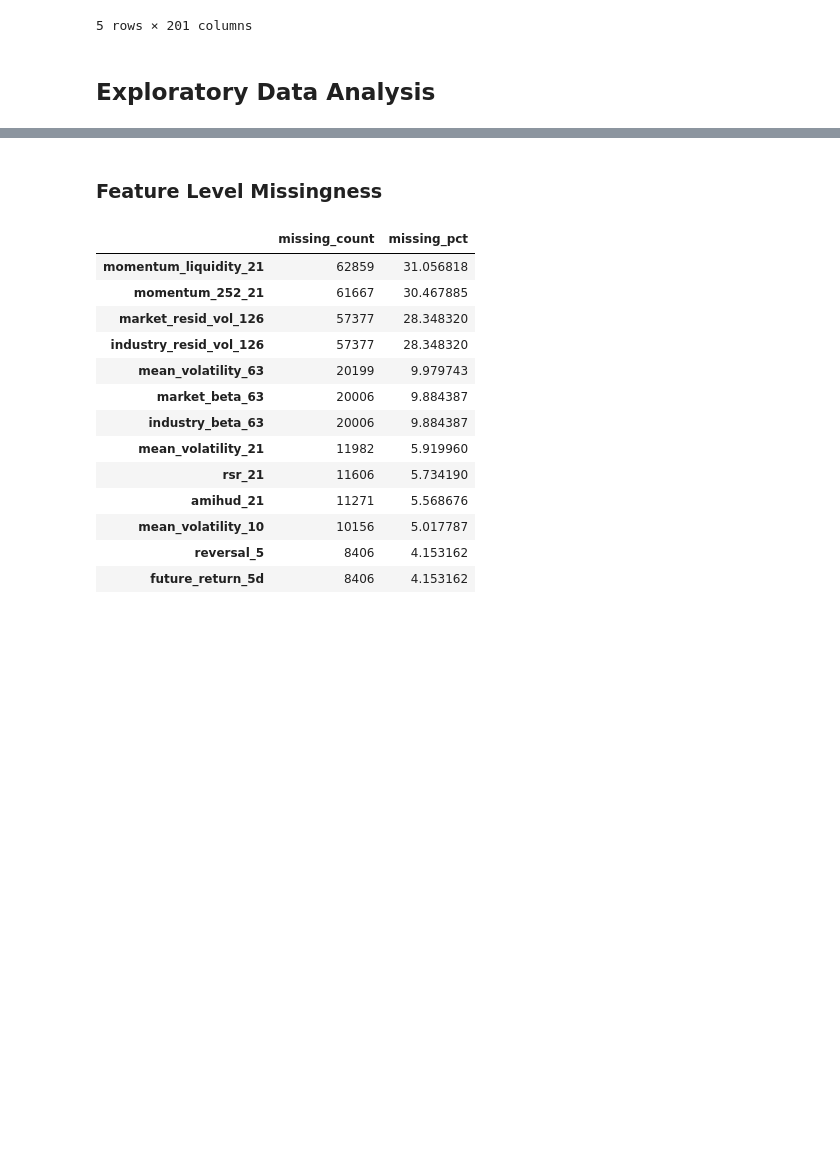
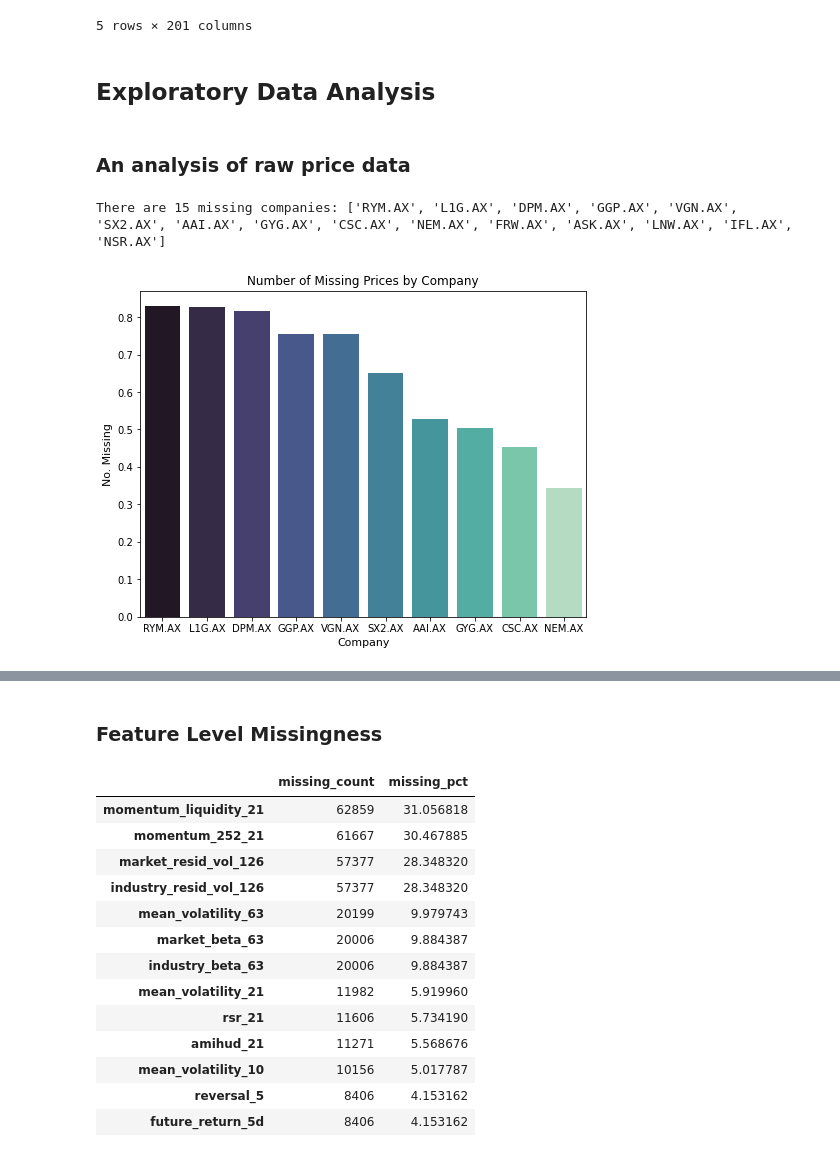
Before and after one commit to hungryfire267/systematic-equities-research, a Jupyter notebook: notebooks/missing_data.ipynb, the cells around one changed output, grey strips where cells are left out. Saved outputs shown, nothing was run; the diff lists cells and outputs as text; code cells hidden in the pictures; blank space fills up the shorter version.

```diff
--- a/notebooks/missing_data.ipynb
+++ b/notebooks/missing_data.ipynb
@@ -43,3 +43,26 @@ prices_df.head()
 5 rows × 201 columns
 # %% [markdown]
 ## Exploratory Data Analysis
+# %% [markdown]
+### An analysis of raw price data
+# %%
+ticker_missing_df = prices_df.isna().mean()
+
+ticker_missing_df = ticker_missing_df.loc[ticker_missing_df > 0].sort_values(ascending=False).reset_index().rename(columns={
+    "index": "Company",
+    0: "No. Missing"
+})
+
+missing_companies = list(ticker_missing_df["Company"])
+
+print(f"There are {ticker_missing_df.shape[0]} missing companies: {missing_companies}")
+
+plt.figure(figsize=(8, 6))
+sns.barplot(data=ticker_missing_df[:10], x="Company", y="No. Missing", palette="mako")
+plt.title("Number of Missing Prices by Company", fontsize=12)
+plt.xlabel("Company", fontsize=11)
+plt.ylabel("No. Missing", fontsize=11)
+plt.show()
+# %% [output]
+There are 15 missing companies: ['RYM.AX', 'L1G.AX', 'DPM.AX', 'GGP.AX', 'VGN.AX', 'SX2.AX', 'AAI.AX', 'GYG.AX', 'CSC.AX', 'NEM.AX', 'FRW.AX', 'ASK.AX', 'LNW.AX', 'IFL.AX', 'NSR.AX']
+[figure, added]
```
Also changed, not shown: parts of 21 cells of this notebook, 1 other file.
